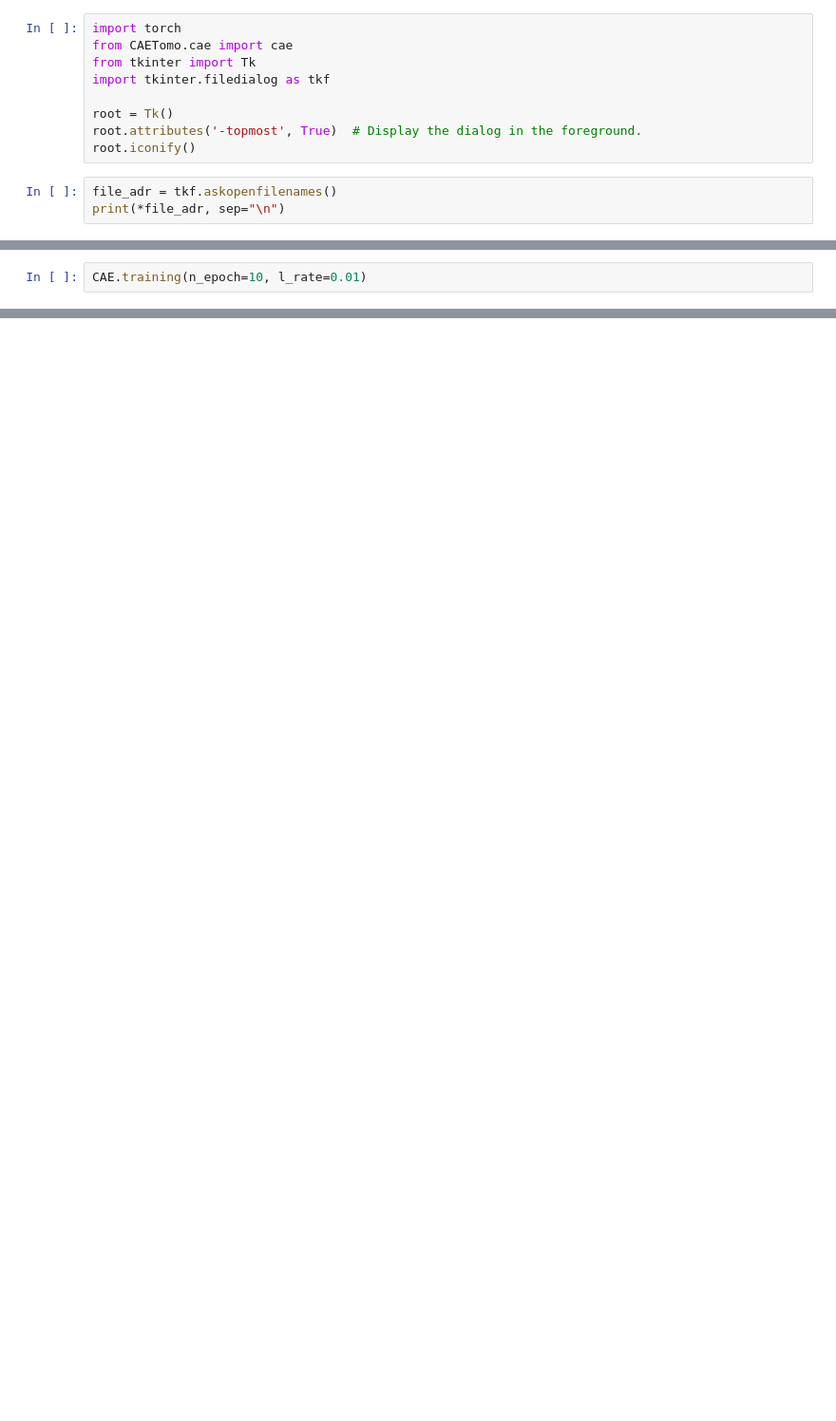
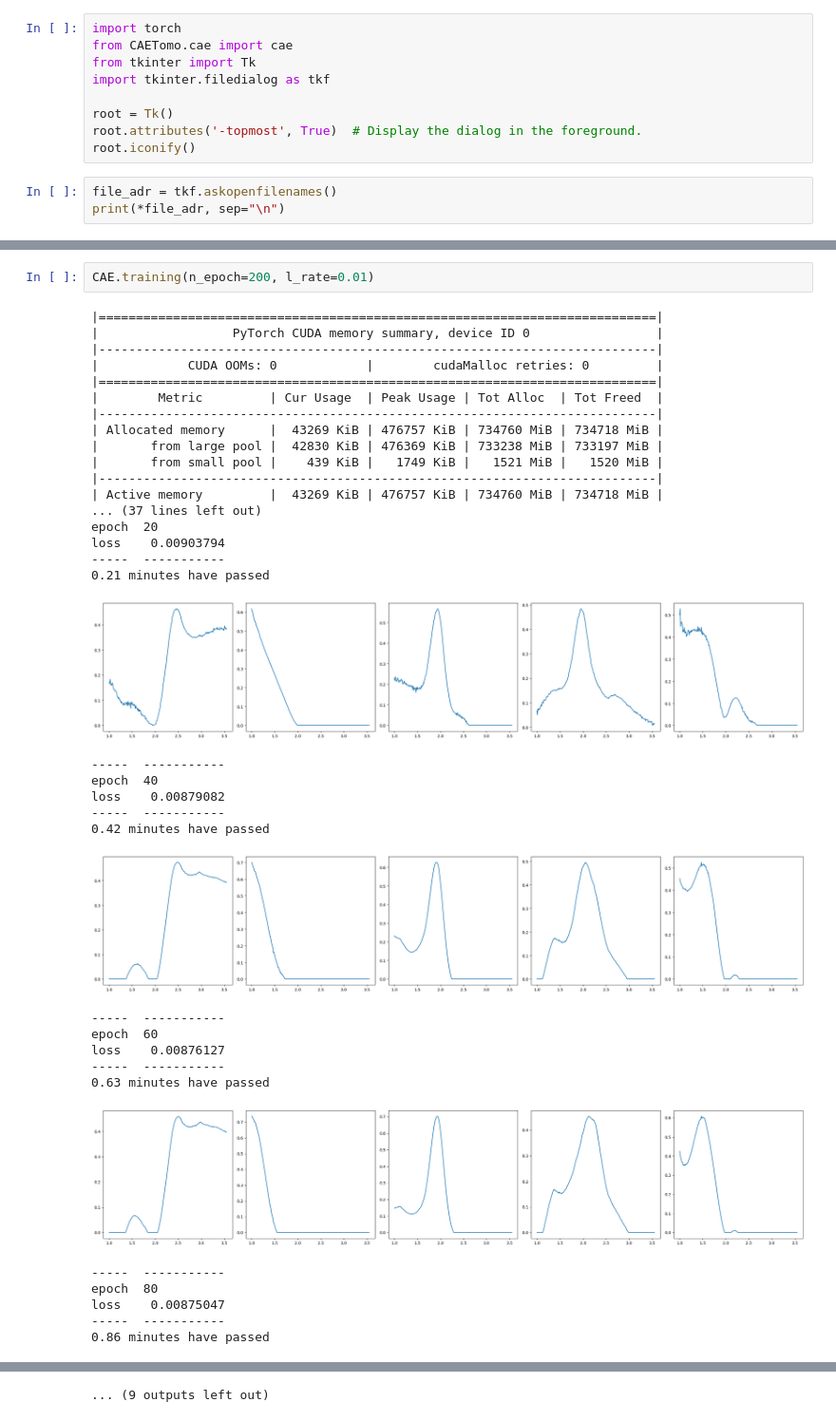
Before and after one commit to jinseuk56/CAETomo, a Jupyter notebook: demonstration_notebook/run_1DCAE.ipynb, the cells around one changed output, grey strips where cells are left out. Shown at 95% size. Saved outputs shown, nothing was run; the diff lists cells and outputs as text; blank space fills up the shorter version.

```diff
--- a/demonstration_notebook/run_1DCAE.ipynb
+++ b/demonstration_notebook/run_1DCAE.ipynb
@@ -37,2 +73,38 @@ CAE.create_mini_batch(batch_size)
 # %%
-CAE.training(n_epoch=10, l_rate=0.01)
+CAE.training(n_epoch=200, l_rate=0.01)
+# %% [output]
+|===========================================================================|
+|                  PyTorch CUDA memory summary, device ID 0                 |
+|---------------------------------------------------------------------------|
+|            CUDA OOMs: 0            |        cudaMalloc retries: 0         |
+|===========================================================================|
+|        Metric         | Cur Usage  | Peak Usage | Tot Alloc  | Tot Freed  |
+|---------------------------------------------------------------------------|
+| Allocated memory      |  43269 KiB | 476757 KiB | 734760 MiB | 734718 MiB |
+|       from large pool |  42830 KiB | 476369 KiB | 733238 MiB | 733197 MiB |
+|       from small pool |    439 KiB |   1749 KiB |   1521 MiB |   1520 MiB |
+|---------------------------------------------------------------------------|
+| Active memory         |  43269 KiB | 476757 KiB | 734760 MiB | 734718 MiB |
+... (37 lines left out)
+epoch  20
+loss    0.00903794
+-----  -----------
+0.21 minutes have passed
+[figure, added]
+-----  -----------
+epoch  40
+loss    0.00879082
+-----  -----------
+0.42 minutes have passed
+[figure, added]
+-----  -----------
+epoch  60
+loss    0.00876127
+-----  -----------
+0.63 minutes have passed
+[figure, added]
+-----  -----------
+epoch  80
+loss    0.00875047
+-----  -----------
+0.86 minutes have passed
@@ -39 +124,2 @@ CAE.training(n_epoch=10, l_rate=0.01)
+... (9 outputs left out)
 # %%
```
Also changed, not shown: parts of 8 cells of this notebook, 6 other files.
